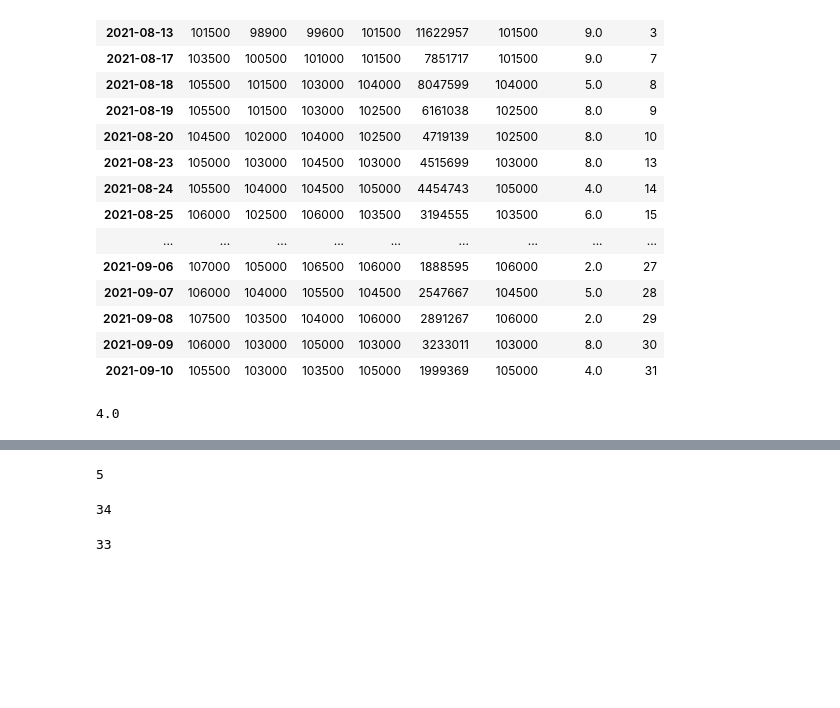
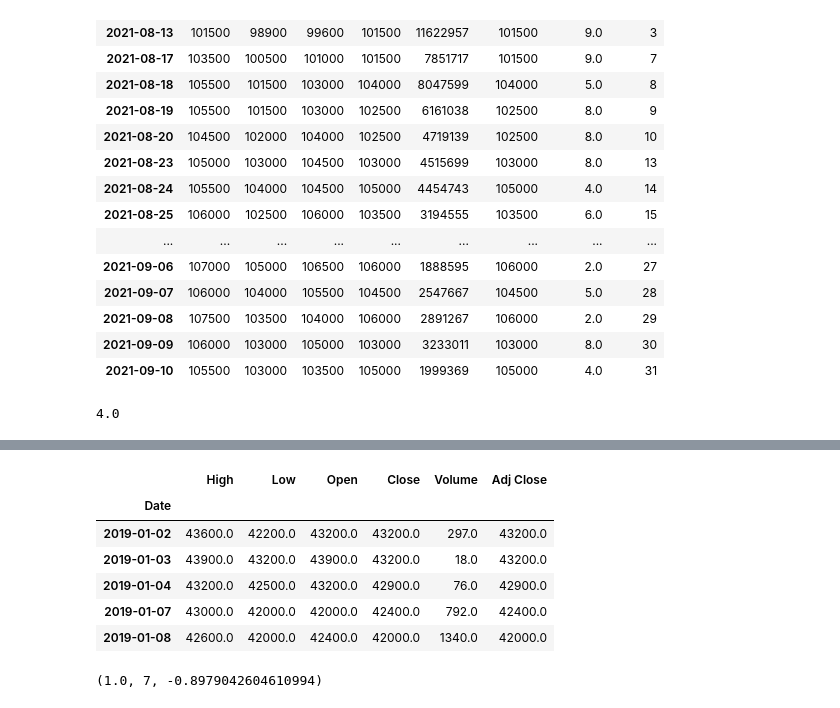
Before and after one commit to ddongmiin/deepPythonAnalysis, a Jupyter notebook: sideProject/stockAnalysis/주가분석_물타기냐불타기냐.ipynb, the cells around one changed output, grey strips where cells are left out. Cells and saved outputs as stored; diff of their text form; code cells hidden in the pictures; blank space fills up the shorter version.

```diff
--- a/sideProject/stockAnalysis/주가분석_물타기냐불타기냐.ipynb
+++ b/sideProject/stockAnalysis/주가분석_물타기냐불타기냐.ipynb
@@ -153,6 +170,8 @@ def randomStocks(cntStocks: int):
     """
 
     return random.sample(kospi_list['종목코드'].tolist(), cntStocks)
+# %%
+randomStocks_test = randomStocks(3)
 # %%
 def getDateList(startDate : str, endDate : str, code: str, cntDays: int):
 
@@ -183,0 +187,2 @@ def getDateVal(valDate : datetime, dayInterval : int):
+# %%
+getDateList_test = getDateList("2019-02-01", "2019-11-30", randomStocks_test[0], 5)
@@ -184 +204,13 @@ def getDateVal(valDate : datetime, dayInterval : int):
+# %%
+getStockDf_test = getStockDf(randomStocks_test[0], getDateList_test, 30)
+# %%
+getStockDf_test.head()
+# %% [output]
+|  | High | Low | Open | Close | Volume | Adj Close |
+| Date |  |  |  |  |  |  |
+| 2019-01-02 | 43600.0 | 42200.0 | 43200.0 | 43200.0 | 297.0 | 43200.0 |
+| 2019-01-03 | 43900.0 | 43200.0 | 43900.0 | 43200.0 | 18.0 | 43200.0 |
+| 2019-01-04 | 43200.0 | 42500.0 | 43200.0 | 42900.0 | 76.0 | 42900.0 |
+| 2019-01-07 | 43000.0 | 42000.0 | 42000.0 | 42400.0 | 792.0 | 42400.0 |
+| 2019-01-08 | 42600.0 | 42000.0 | 42400.0 | 42000.0 | 1340.0 | 42000.0 |
 # %%
@@ -226,15 +260,3 @@ def getStockValue(baseDate: datetime, code: str, dayInterval: int):
     regSlope = regResult.params[1]
 
     return stockDf_baseDate_rank, probUpperCnt, regSlope
-# %%
-len([1, 2, 3, 0, 0])
-# %% [output]
-5
-# %%
-int(0.335)
-# %% [output]
-34
-# %%
-int(0.335*100)
-# %% [output]
-33
@@ -251,0 +263,5 @@ def getStockDict():
+# %%
+getStockValue_test = getStockValue(getDateList_test[0], getStockDf_test)
+getStockValue_test
+# %% [output]
+(1.0, 7, -0.8979042604610994)
```
Also changed, not shown: parts of 24 cells of this notebook.
